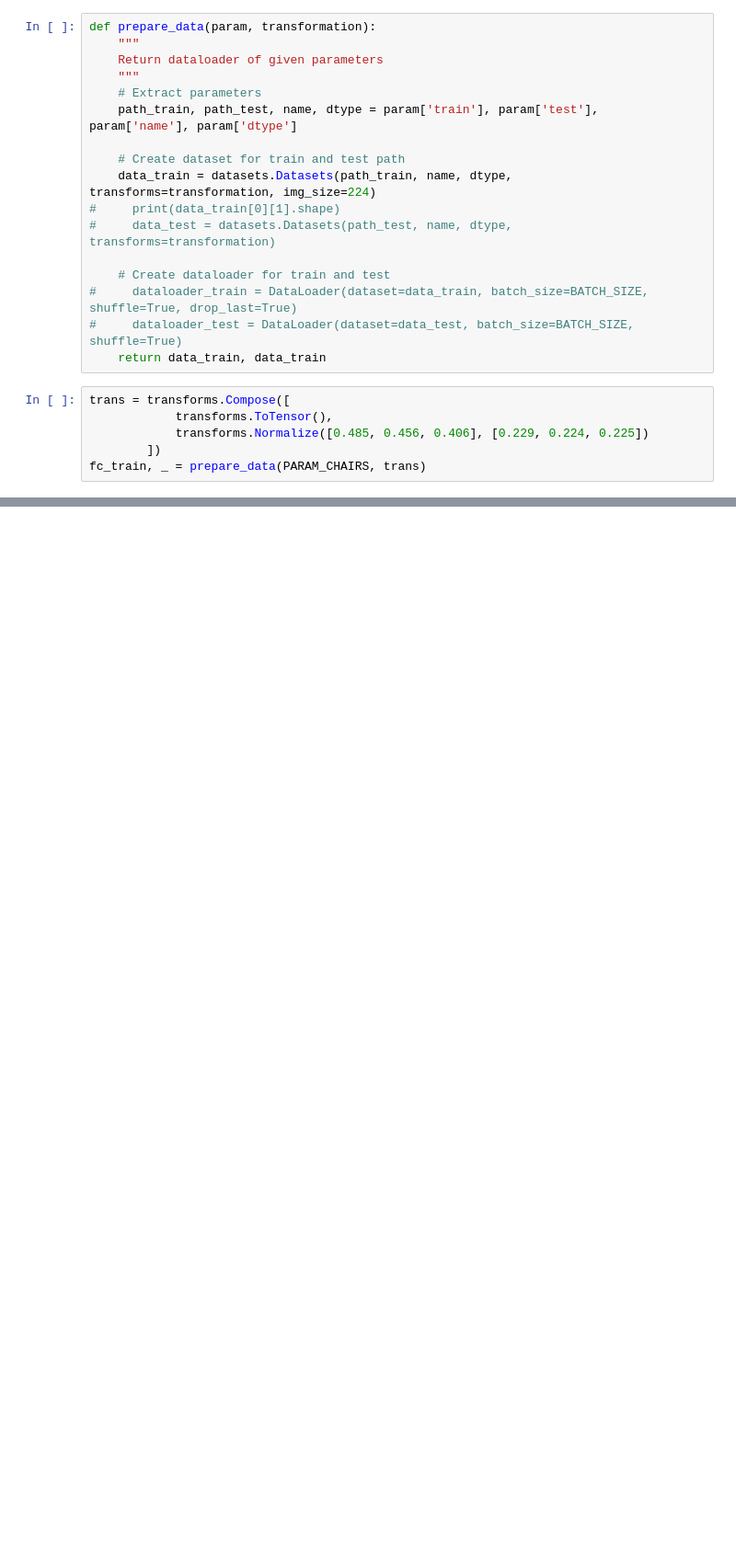
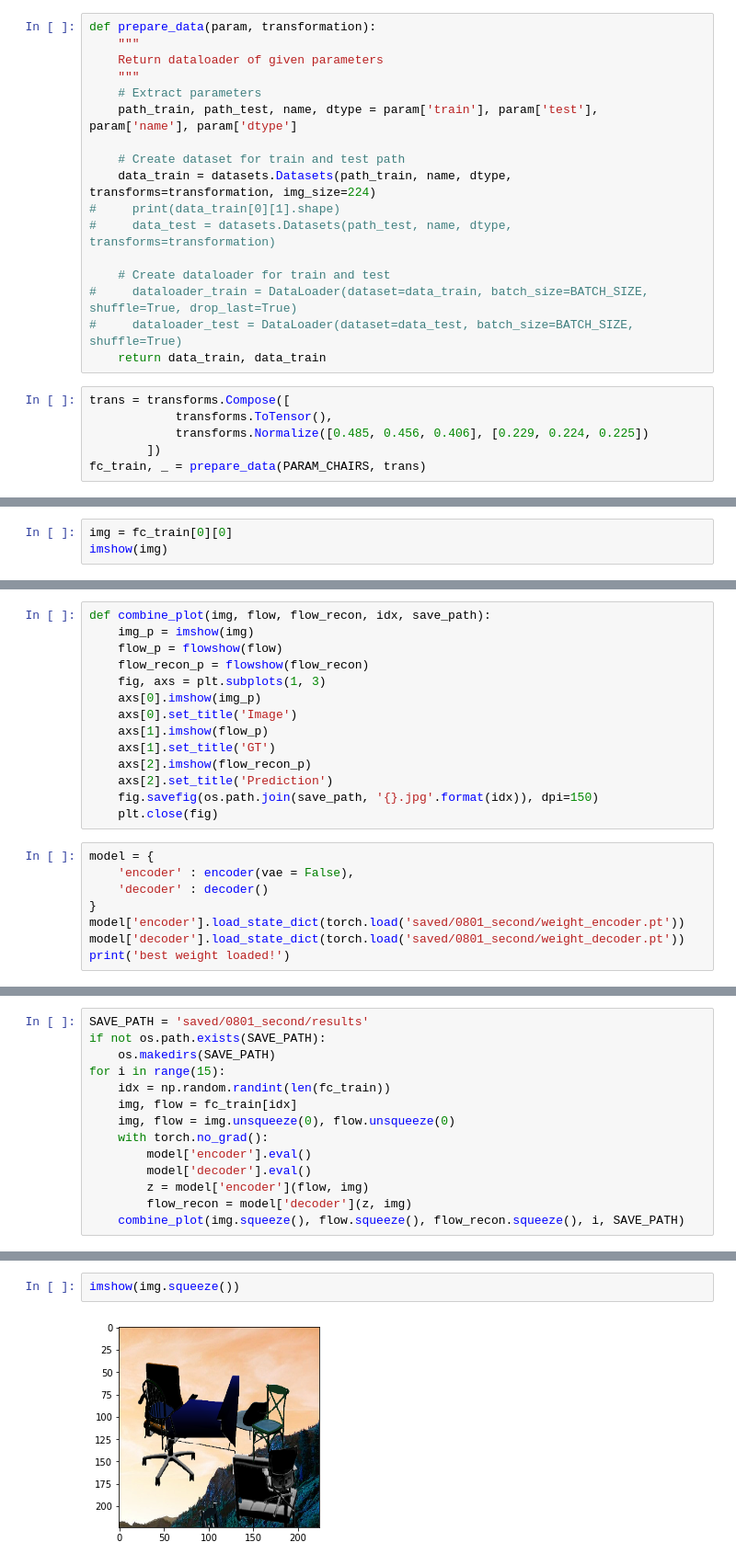
Before and after one commit to TMYuan/UnifiedNet, a Jupyter notebook: Test.ipynb, the cells around one changed output, grey strips where cells are left out. Shown at 92% size. Drawn from its saved outputs; the diff is of its cells as text; blank space fills up the shorter version.

Commit message:
evaluation, make plot, tune parameter, change decoder.

```diff
--- a/Test.ipynb
+++ b/Test.ipynb
@@ -44,0 +60,3 @@ fc_train, _ = prepare_data(PARAM_CHAIRS, trans)
+# %%
+img = fc_train[0][0]
+imshow(img)
@@ -44,0 +122,22 @@ fc_train, _ = prepare_data(PARAM_CHAIRS, trans)
+# %%
+def combine_plot(img, flow, flow_recon, idx, save_path):
+    img_p = imshow(img)
+    flow_p = flowshow(flow)
+    flow_recon_p = flowshow(flow_recon)
+    fig, axs = plt.subplots(1, 3)
+    axs[0].imshow(img_p)
+    axs[0].set_title('Image')
+    axs[1].imshow(flow_p)
+    axs[1].set_title('GT')
+    axs[2].imshow(flow_recon_p)
+    axs[2].set_title('Prediction')
+    fig.savefig(os.path.join(save_path, '{}.jpg'.format(idx)), dpi=150)
+    plt.close(fig)
+# %%
+model = {
+    'encoder' : encoder(vae = False),
+    'decoder' : decoder()
+}
+model['encoder'].load_state_dict(torch.load('saved/0801_second/weight_encoder.pt'))
+model['decoder'].load_state_dict(torch.load('saved/0801_second/weight_decoder.pt'))
+print('best weight loaded!')
@@ -44,0 +146,14 @@ fc_train, _ = prepare_data(PARAM_CHAIRS, trans)
+# %%
+SAVE_PATH = 'saved/0801_second/results'
+if not os.path.exists(SAVE_PATH):
+    os.makedirs(SAVE_PATH)
+for i in range(15):
+    idx = np.random.randint(len(fc_train))
+    img, flow = fc_train[idx]
+    img, flow = img.unsqueeze(0), flow.unsqueeze(0)
+    with torch.no_grad():
+        model['encoder'].eval()
+        model['decoder'].eval()
+        z = model['encoder'](flow, img)
+        flow_recon = model['decoder'](z, img)
+    combine_plot(img.squeeze(), flow.squeeze(), flow_recon.squeeze(), i, SAVE_PATH)
@@ -44,0 +163,4 @@ fc_train, _ = prepare_data(PARAM_CHAIRS, trans)
+# %%
+imshow(img.squeeze())
+# %% [output]
+[figure, added]
```
Also changed, not shown: parts of 14 cells of this notebook, 5 other files.
